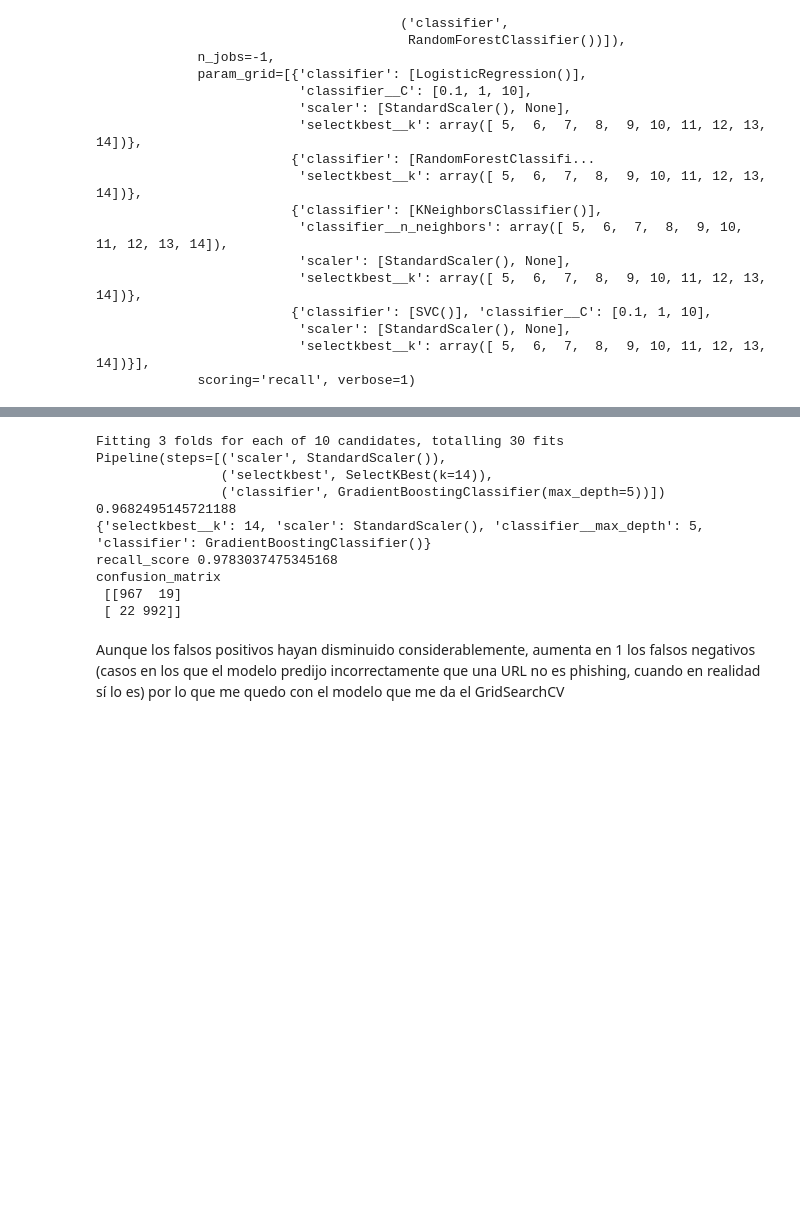
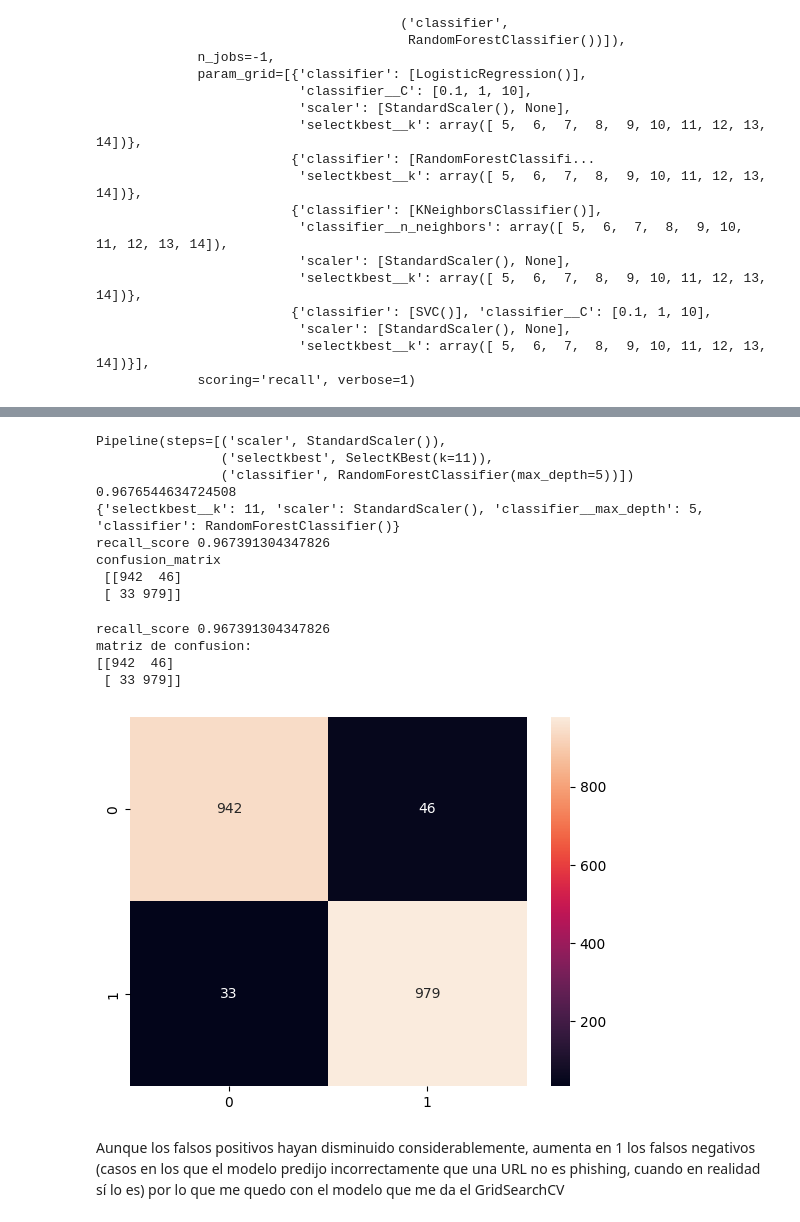
Before and after one commit to AnyCoba/Detecci-n-de-Phishing, a Jupyter notebook: notebooks/03_Entrenamiento_Evaluación.ipynb, the cells around one changed output, grey strips where cells are left out. Cells and saved outputs as stored; diff of their text form; code cells hidden in the pictures; blank space fills up the shorter version.

```diff
--- a/notebooks/03_Entrenamiento_Evaluación.ipynb
+++ b/notebooks/03_Entrenamiento_Evaluación.ipynb
@@ -183,3 +172,6 @@ confusion_matrix
 
 # Falsos Negativos (21): Estos son los casos en los que el modelo predijo incorrectamente que una URL no es phishing (0)
 # cuando en realidad sí lo es (1).
+# %%
+clf_rs = RandomizedSearchCV(estimator=pipe, param_distributions=search_space, cv=3, scoring="recall", verbose=2, n_jobs=-1)
+clf_rs.fit(X_train, y_train)
@@ -186,7 +197,4 @@ confusion_matrix
 # %%
-clf_rs = RandomizedSearchCV(estimator=pipe, param_distributions=search_space, cv=3, scoring="accuracy", verbose=3, n_jobs=-1)
-clf_rs.fit(X_train, y_train)
-
 print(clf_rs.best_estimator_)
 print(clf_rs.best_score_)
 print(clf_rs.best_params_)
@@ -198,16 +206,29 @@ y_pred = final_model.predict(X_test)
 print("recall_score", recall_score(y_test, y_pred))
 print("confusion_matrix\n", confusion_matrix(y_test, y_pred))
 # %% [output]
-Fitting 3 folds for each of 10 candidates, totalling 30 fits
 Pipeline(steps=[('scaler', StandardScaler()),
-                ('selectkbest', SelectKBest(k=14)),
-                ('classifier', GradientBoostingClassifier(max_depth=5))])
-0.9682495145721188
-{'selectkbest__k': 14, 'scaler': StandardScaler(), 'classifier__max_depth': 5, 'classifier': GradientBoostingClassifier()}
-recall_score 0.9783037475345168
+                ('selectkbest', SelectKBest(k=11)),
+                ('classifier', RandomForestClassifier(max_depth=5))])
+0.9676544634724508
+{'selectkbest__k': 11, 'scaler': StandardScaler(), 'classifier__max_depth': 5, 'classifier': RandomForestClassifier()}
+recall_score 0.967391304347826
 confusion_matrix
- [[967  19]
- [ 22 992]]
+ [[942  46]
+ [ 33 979]]
+# %%
+print("recall_score", recall_score(y_test, y_pred))
+c_matrix = confusion_matrix(y_test, y_pred)
+print("matriz de confusion:")
+print(c_matrix)
+# %% [output]
+recall_score 0.967391304347826
+matriz de confusion:
+[[942  46]
+ [ 33 979]]
+# %%
+sns.heatmap(c_matrix, annot=True, fmt='d');
+# %% [output]
+[figure, added]
 # %% [markdown]
 Aunque los falsos positivos hayan disminuido considerablemente, aumenta en 1 los falsos negativos (casos en los que el modelo predijo incorrectamente que una URL no es phishing, cuando en realidad sí lo es) por lo que me quedo con el modelo que me da
 el GridSearchCV
```
Also changed, not shown: parts of 28 cells of this notebook, 10 other files.
